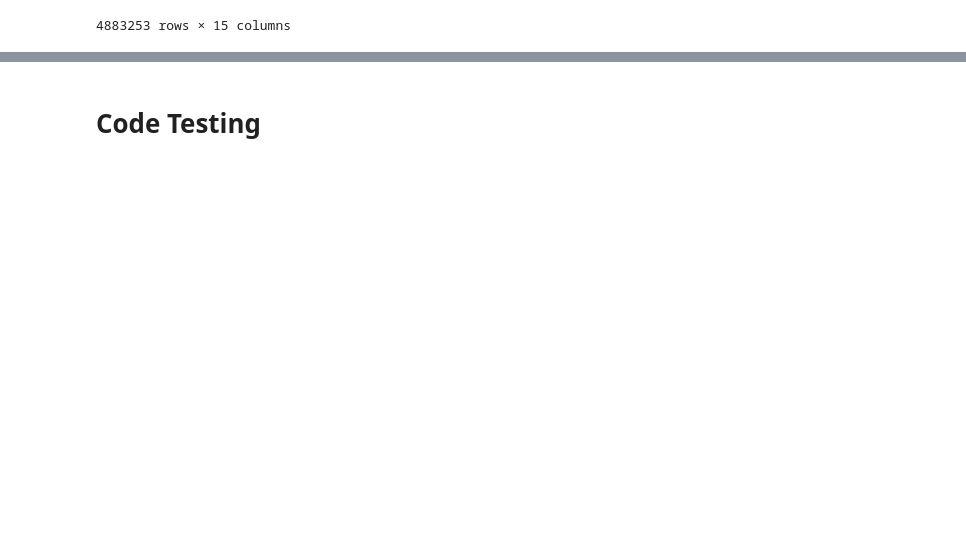
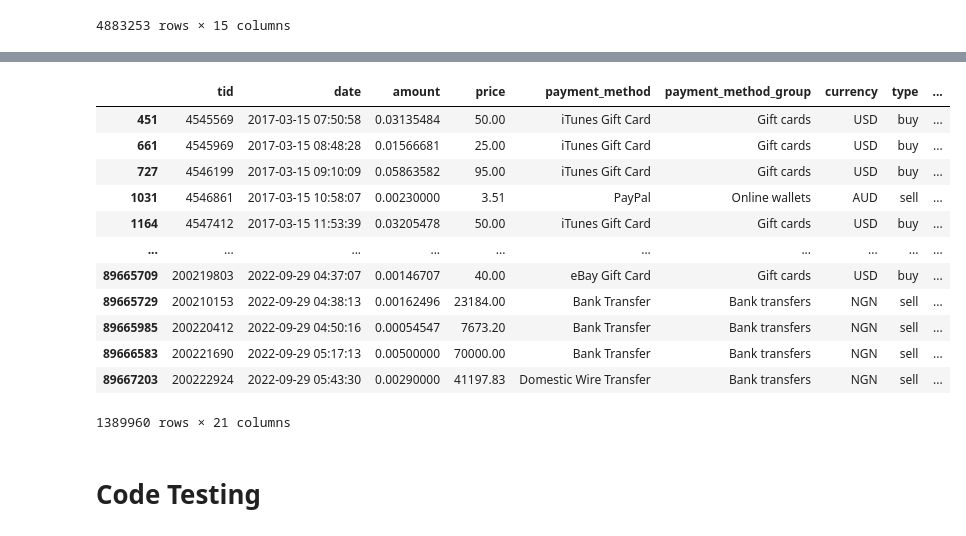
Before and after one commit to austinkennedy/crypto, a Jupyter notebook: code/vehicle_trade_algorithm.ipynb, the cells around one changed output, grey strips where cells are left out. Drawn from its saved outputs; the diff is of its cells as text; code cells hidden in the pictures; blank space fills up the shorter version.

Commit message:
Cleaned ACS data

```diff
--- a/code/vehicle_trade_algorithm.ipynb
+++ b/code/vehicle_trade_algorithm.ipynb
@@ -77,12 +77,31 @@ def get_trades(data, window):
     data['tid2'] = data['tid'].shift(-1)
     data['date2'] = data['date'].shift(-1)
     data['amount2'] = data['amount'].shift(-1)
-    data['Currency2'] = data['Currency'].shift(-1)
+    data['currency2'] = data['currency'].shift(-1)
     data['amount_nominal2'] = data['amount_nominal'].shift(-1)
     data['time_diff'] = data['date2'] - data['date']
     df = data[(data['time_diff'] <= (t)) & (data['amount'] == data['amount2'])]
 
     return df
+
+
+#'data' must have the columns to be copied, and 'window' must be in the form of hours
+def get_trades_paxful(trades, window):
+
+    t = str(window) + 'h'
+
+    data.sort_values(['amount', 'date'], inplace=True)
+    data['tid2'] = data['tid'].shift(-1)
+    data['date2'] = data['date'].shift(-1)
+    data['amount2'] = data['amount'].shift(-1)
+    data['currency2'] = data['currency'].shift(-1)
+    data['type2'] = data['type'].shift(-1)
+    data['payment_method2'] = data['payment_method'].shift(-1)
+    data['time_diff'] = data['date2'] - data['date']
+    data['user_cc2'] = data['user_cc'].shift(-1)
+    df = data[(data['time_diff'] <= (t)) & (data['amount'] == data['amount2'])]
+
+    return df
 # %%
 matched_trades = get_trades(trades, 5)
 matched_trades = matched_trades.sort_values('date')
@@ -106,0 +130,12 @@ matched_trades.to_csv('../temporary/matched_trades.csv', index=False)
+# %%
+trades_paxful = pd.read_csv('../temporary/trades_paxful_cleaned.csv',
+                            dtype={
+                                'tid':int,
+                                'amount':float,
+                                'price':float,
+                                'crypto_rate_usd':float,
+                                'amount_usd':float
+                            },
+                            parse_dates = ['date'],
+                            infer_datetime_format = True
+                           )
@@ -106,0 +151,3 @@ matched_trades.to_csv('../temporary/matched_trades.csv', index=False)
+# %%
+matched_paxful_trades = get_trades_paxful(trades_paxful, 5)
+matched_paxful_trades = matched_paxful_trades.sort_values('date')
@@ -107,2 +166,18 @@ matched_trades.to_csv('../temporary/matched_trades.csv', index=False)
+# %%
+matched_paxful_trades[matched_paxful_trades['currency'] != matched_paxful_trades['currency2']]
+# %% [output]
+|  | tid | date | amount | price | payment_method | payment_method_group | currency | type | ... |
+| 451 | 4545569 | 2017-03-15 07:50:58 | 0.03135484 | 50.00 | iTunes Gift Card | Gift cards | USD | buy | ... |
+| 661 | 4545969 | 2017-03-15 08:48:28 | 0.01566681 | 25.00 | iTunes Gift Card | Gift cards | USD | buy | ... |
+| 727 | 4546199 | 2017-03-15 09:10:09 | 0.05863582 | 95.00 | iTunes Gift Card | Gift cards | USD | buy | ... |
+| 1031 | 4546861 | 2017-03-15 10:58:07 | 0.00230000 | 3.51 | PayPal | Online wallets | AUD | sell | ... |
+| 1164 | 4547412 | 2017-03-15 11:53:39 | 0.03205478 | 50.00 | iTunes Gift Card | Gift cards | USD | buy | ... |
+| ... | ... | ... | ... | ... | ... | ... | ... | ... | ... |
+| 89665709 | 200219803 | 2022-09-29 04:37:07 | 0.00146707 | 40.00 | eBay Gift Card | Gift cards | USD | buy | ... |
+| 89665729 | 200210153 | 2022-09-29 04:38:13 | 0.00162496 | 23184.00 | Bank Transfer | Bank transfers | NGN | sell | ... |
+| 89665985 | 200220412 | 2022-09-29 04:50:16 | 0.00054547 | 7673.20 | Bank Transfer | Bank transfers | NGN | sell | ... |
+| 89666583 | 200221690 | 2022-09-29 05:17:13 | 0.00500000 | 70000.00 | Bank Transfer | Bank transfers | NGN | sell | ... |
+| 89667203 | 200222924 | 2022-09-29 05:43:30 | 0.00290000 | 41197.83 | Domestic Wire Transfer | Bank transfers | NGN | sell | ... |
+1389960 rows × 21 columns
 # %% [markdown]
 # Code Testing
```
Also changed, not shown: parts of 5 cells of this notebook, 3 other files.
